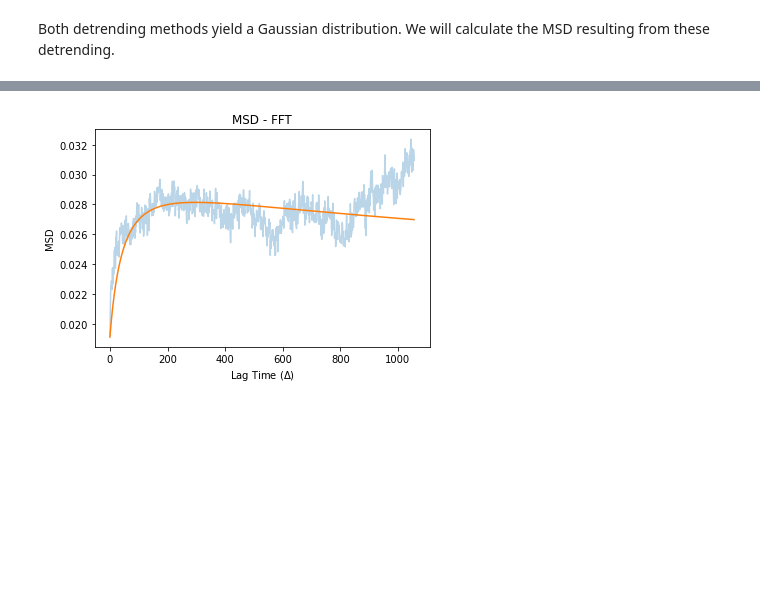
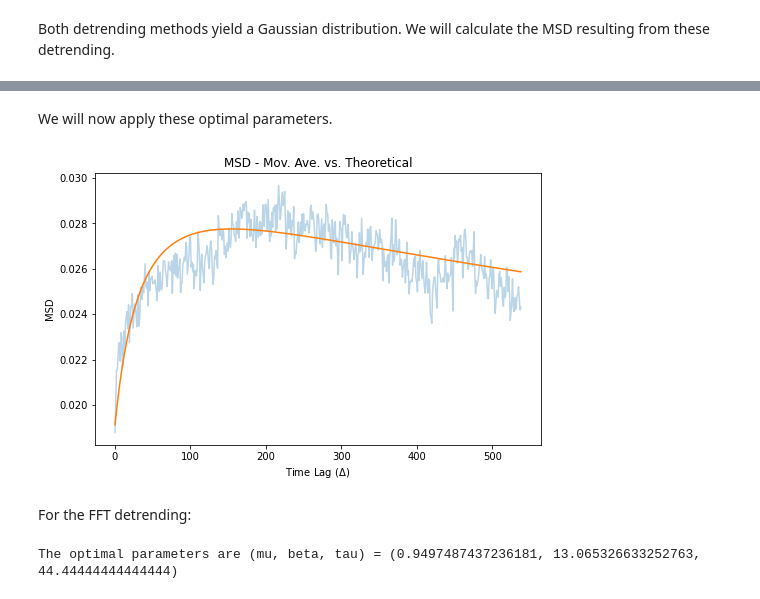
Before and after one commit to xxtofff/Physics-305, a Jupyter notebook: notebooks/light_curves.ipynb, the cells around one changed output, grey strips where cells are left out. Saved outputs shown, nothing was run; the diff lists cells and outputs as text; code cells hidden in the pictures; blank space fills up the shorter version.

```diff
--- a/notebooks/light_curves.ipynb
+++ b/notebooks/light_curves.ipynb
@@ -241,9 +250,38 @@ The optimal parameters are (mu, beta) = (0.9547738693512562, 15.678391959820603)
-# %%
-mu_opt, beta_opt = opt_params #use the optimal parameters
-
-msd_theo_array = msd_theo(msd_lag, mu_opt, beta_opt)
-msd_plot(fft_msd[:], title = 'MSD - FFT', a = 0.3)
-plt.plot(msd_theo_array + fft_msd[0] - msd_theo_array[0])  #make the first values of each array equal
-plt.show()
-# %% [output]
-[figure, removed]
+# %% [markdown]
+We will now apply these optimal parameters.
+# %%
+mu_opt, beta_opt, tau_opt = opt_params
+msd_theo_array = msd_theo(msd_lag, mu_opt, beta_opt, tau_opt)
+
+# make the first values of both arrays equal
+msd_theo_array += fft_msd[0] - msd_theo_array[0]
+
+plt.figure(figsize=(8, 5))
+plt.plot(movave_msd, alpha=0.3)
+plt.plot(msd_theo_array)
+
+plt.title('MSD - Mov. Ave. vs. Theoretical')
+plt.xlabel('Time Lag ($\Delta$)')
+plt.ylabel('MSD')
+plt.show()
+# %% [output]
+[figure, added]
+# %% [markdown]
+For the FFT detrending:
+# %%
+msd_lag = np.array([*range(1, len(fft_msd)+1)])
+
+error_list = {}
+for mu in np.linspace(10**-10, 1, 200):
+    for beta in np.linspace(10**-10, 100, 200):
+        for tau in np.linspace(0, 100, 10):
+            msd_theo_array = msd_theo(msd_lag, mu, beta, tau)
+
+            msd_theo_array += fft_msd[0] - msd_theo_array[0]
+
+            error_list[(mu, beta, tau)] = mean_absolute_error(msd_theo_array, fft_msd)
+
+opt_params = min(error_list, key=error_list.get)
+print('The optimal parameters are (mu, beta, tau) = {}'.format(opt_params))
+# %% [output]
+The optimal parameters are (mu, beta, tau) = (0.9497487437236181, 13.065326633252763, 44.44444444444444)
```
Also changed, not shown: parts of 7 cells of this notebook.
